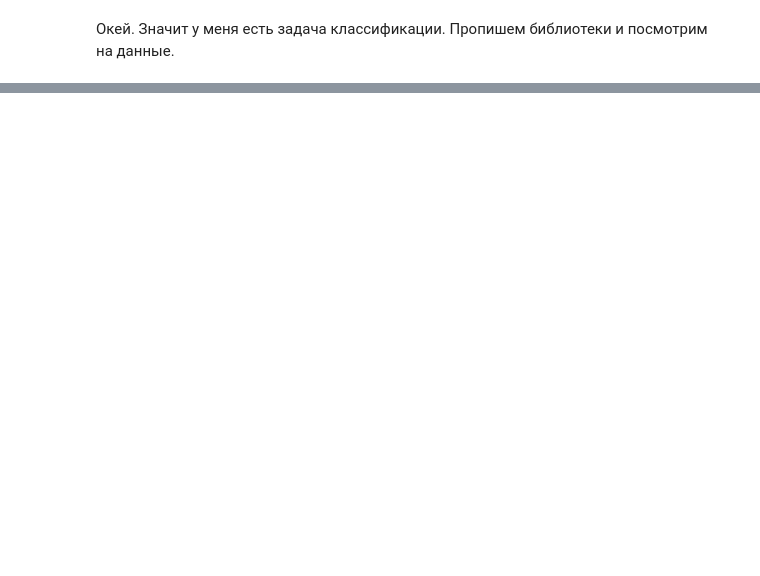
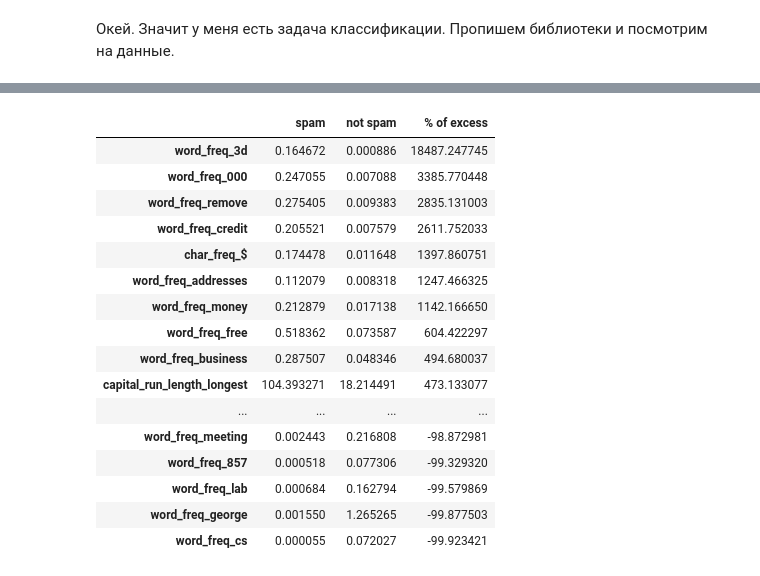
Before and after one commit to delayudz/ml_course, a Jupyter notebook: ml_task1_Pavlov.ipynb, the cells around one changed output, grey strips where cells are left out. Cells and saved outputs as stored; diff of their text form; code cells hidden in the pictures; blank space fills up the shorter version.

```diff
--- a/ml_task1_Pavlov.ipynb
+++ b/ml_task1_Pavlov.ipynb
@@ -95,0 +169,26 @@ ParserError: ignored
+# %%
+# просто посмотрим на средние значения величин по классам
+table = pd.DataFrame(np.zeros((df.shape[1]-1,2)), index=df.iloc[:,:df.shape[1]-1].columns, columns = ['spam', 'not spam'])
+table
+table['spam'] = df[df['spam or not'] == 1].iloc[:,:df.shape[1]-1].mean(axis=0)
+table['not spam'] = df[df['spam or not'] == -1].iloc[:,:df.shape[1]-1].mean(axis=0)
+table['% of excess'] = (table['spam'] / table['not spam'] - 1) * 100
+table.sort_values(by='% of excess', ascending=False)
+# %% [output]
+|  | spam | not spam | % of excess |
+| word_freq_3d | 0.164672 | 0.000886 | 18487.247745 |
+| word_freq_000 | 0.247055 | 0.007088 | 3385.770448 |
+| word_freq_remove | 0.275405 | 0.009383 | 2835.131003 |
+| word_freq_credit | 0.205521 | 0.007579 | 2611.752033 |
+| char_freq_$ | 0.174478 | 0.011648 | 1397.860751 |
+| word_freq_addresses | 0.112079 | 0.008318 | 1247.466325 |
+| word_freq_money | 0.212879 | 0.017138 | 1142.166650 |
+| word_freq_free | 0.518362 | 0.073587 | 604.422297 |
+| word_freq_business | 0.287507 | 0.048346 | 494.680037 |
+| capital_run_length_longest | 104.393271 | 18.214491 | 473.133077 |
+| ... | ... | ... | ... |
+| word_freq_meeting | 0.002443 | 0.216808 | -98.872981 |
+| word_freq_857 | 0.000518 | 0.077306 | -99.329320 |
+| word_freq_lab | 0.000684 | 0.162794 | -99.579869 |
+| word_freq_george | 0.001550 | 1.265265 | -99.877503 |
+| word_freq_cs | 0.000055 | 0.072027 | -99.923421 |
```
Also changed, not shown: parts of 21 cells of this notebook.
